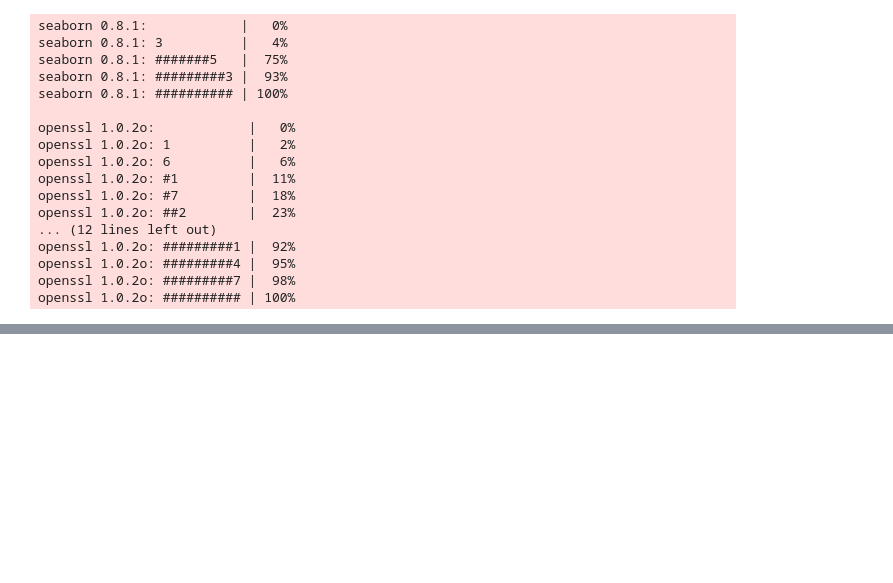
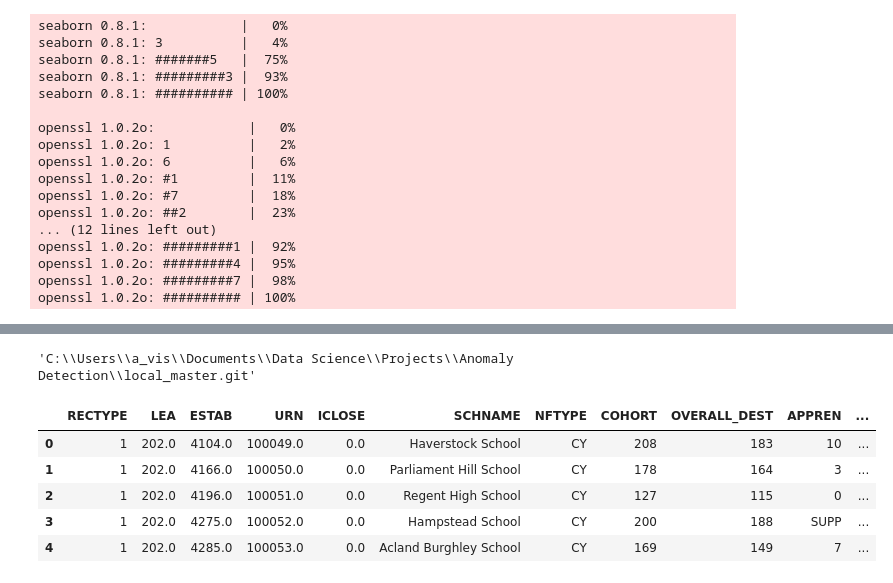
Before and after one commit to avisionh/Detect-Anomalous-Pupil-Destination, a Jupyter notebook: Detect-Anomalous-School-Performance.ipynb, the cells around one changed output, grey strips where cells are left out. Cells and saved outputs as stored; diff of their text form; code cells hidden in the pictures; blank space fills up the shorter version.

Commit message:
chore: set environment and load data in

```diff
--- a/Detect-Anomalous-School-Performance.ipynb
+++ b/Detect-Anomalous-School-Performance.ipynb
@@ -58,6 +58,18 @@ import sys
 sys.executable
 # %% [output]
 'C:\\Users\\a_vis\\Anaconda3\\python.exe'
+# %%
+# Allows multiple outputs to show from same cell
+from IPython.core.interactiveshell import InteractiveShell
+InteractiveShell.ast_node_interactivity = 'all'
+
+# Show the two dataframes side-by-side by creating a function
+from IPython.display import display_html
+def display_side(*args):
+    html_str = ''
+    for df in args:
+        html_str += df.to_html()
+    display_html(html_str.replace('table', 'table style = "display:inline"'),raw = True)
 # %%
 # Use pip freeze to examine installed packages and versions within our Jupyter session
 !pip freeze
@@ -121,0 +144,32 @@ openssl 1.0.2o: ########## | 100%
+# %%
+# Check working directory to ensure user notebook is easily transferable
+import os
+os.getcwd()
+# %% [output]
+'C:\\Users\\a_vis\\Documents\\Data Science\\Projects\\Anomaly Detection\\local_master.git'
+# %%
+# Import required libraries
+import numpy as np
+import pandas as pd
+import seaborn as sns
+import matplotlib.pyplot as plt
+
+# Display plots in Jupyter notebooks
+% matplotlib inline
+
+# Set random seed so we can reproduce our outputs
+rng = np.random.RandomState(123)
+
+# Load data
+data_provisional_destination = pd.read_csv('Data 2016-2017/england_pupdestprovisional.csv', encoding = 'UTF-8')
+data_final_ks2 = pd.read_csv('Data 2016-2017/england_ks2final.csv', encoding = 'UTF-8')
+# %%
+# View data
+display_side(data_provisional_destination.head(), data_final_ks2.head())
+# %% [output]
+|  | ﻿RECTYPE | LEA | ESTAB | URN | ICLOSE | SCHNAME | NFTYPE | COHORT | OVERALL_DEST | APPREN | ... |
+| 0 | 1 | 202.0 | 4104.0 | 100049.0 | 0.0 | Haverstock School | CY | 208 | 183 | 10 | ... |
+| 1 | 1 | 202.0 | 4166.0 | 100050.0 | 0.0 | Parliament Hill School | CY | 178 | 164 | 3 | ... |
+| 2 | 1 | 202.0 | 4196.0 | 100051.0 | 0.0 | Regent High School | CY | 127 | 115 | 0 | ... |
+| 3 | 1 | 202.0 | 4275.0 | 100052.0 | 0.0 | Hampstead School | CY | 200 | 188 | SUPP | ... |
+| 4 | 1 | 202.0 | 4285.0 | 100053.0 | 0.0 | Acland Burghley School | CY | 169 | 149 | 7 | ... |
```
Also changed, not shown: parts of 4 cells of this notebook.
